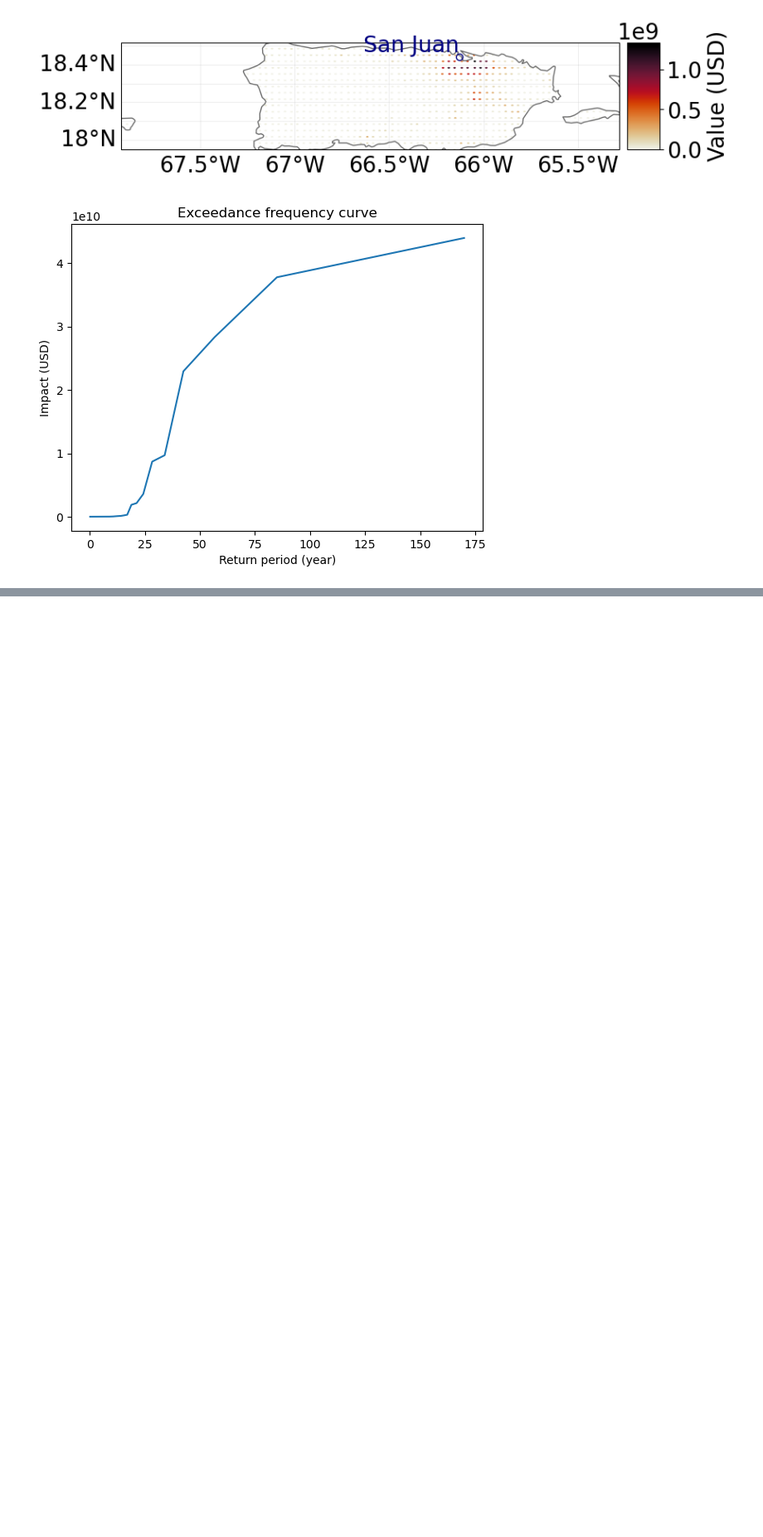
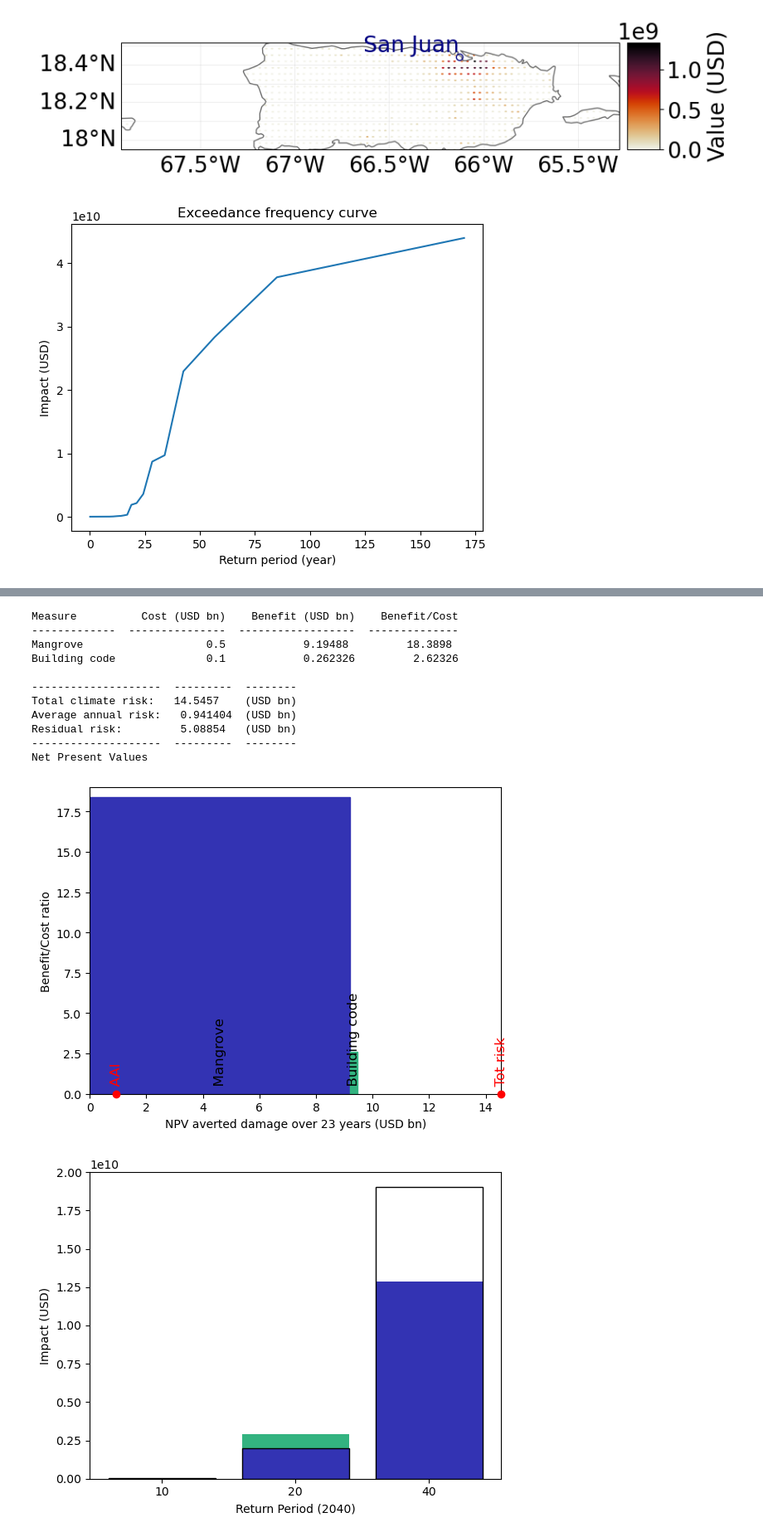
Before and after one commit to AGoussebaile/CLIMADA_Example, a Jupyter notebook: TropCyclone_PuertoRico.ipynb, the cells around one changed output, grey strips where cells are left out. Shown at 83% size. Cells and saved outputs as stored; diff of their text form; code cells hidden in the pictures; blank space fills up the shorter version.

```diff
--- a/TropCyclone_PuertoRico.ipynb
+++ b/TropCyclone_PuertoRico.ipynb
@@ -190,0 +228,30 @@ freq_curve2.plot();
+# %%
+from climada.entity import Entity
+
+ent = Entity(
+    exposures=exp_litpop,
+    disc_rates=disc,
+    impact_func_set=imp_fun_set,
+    measure_set=meas_set
+)
+# %%
+from climada.engine import CostBenefit
+
+cost_ben = CostBenefit()
+cost_ben.calc(haz, ent, future_year=2040) # prints costs and benefits
+cost_ben.plot_cost_benefit(); # plot cost benefit ratio and averted damage of every exposure
+cost_ben.plot_event_view(return_per=(10, 20, 40)); # plot averted damage of each measure for every return period
+# %% [output]
+Measure          Cost (USD bn)    Benefit (USD bn)    Benefit/Cost
+-------------  ---------------  ------------------  --------------
+Mangrove                   0.5            9.19488         18.3898
+Building code              0.1            0.262326         2.62326
+
+--------------------  ---------  --------
+Total climate risk:   14.5457    (USD bn)
+Average annual risk:   0.941404  (USD bn)
+Residual risk:         5.08854   (USD bn)
+--------------------  ---------  --------
+Net Present Values
+[figure, added]
+[figure, added]
```
Also changed, not shown: parts of 15 cells of this notebook.
